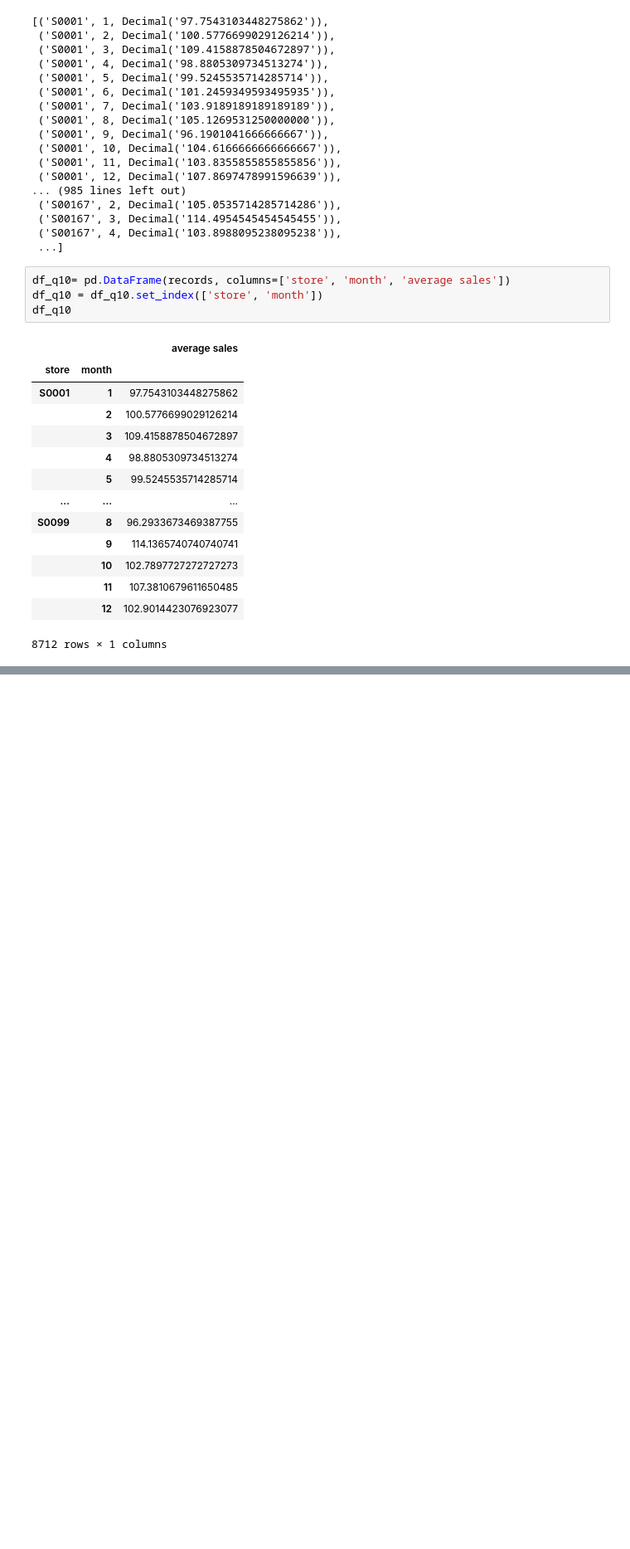
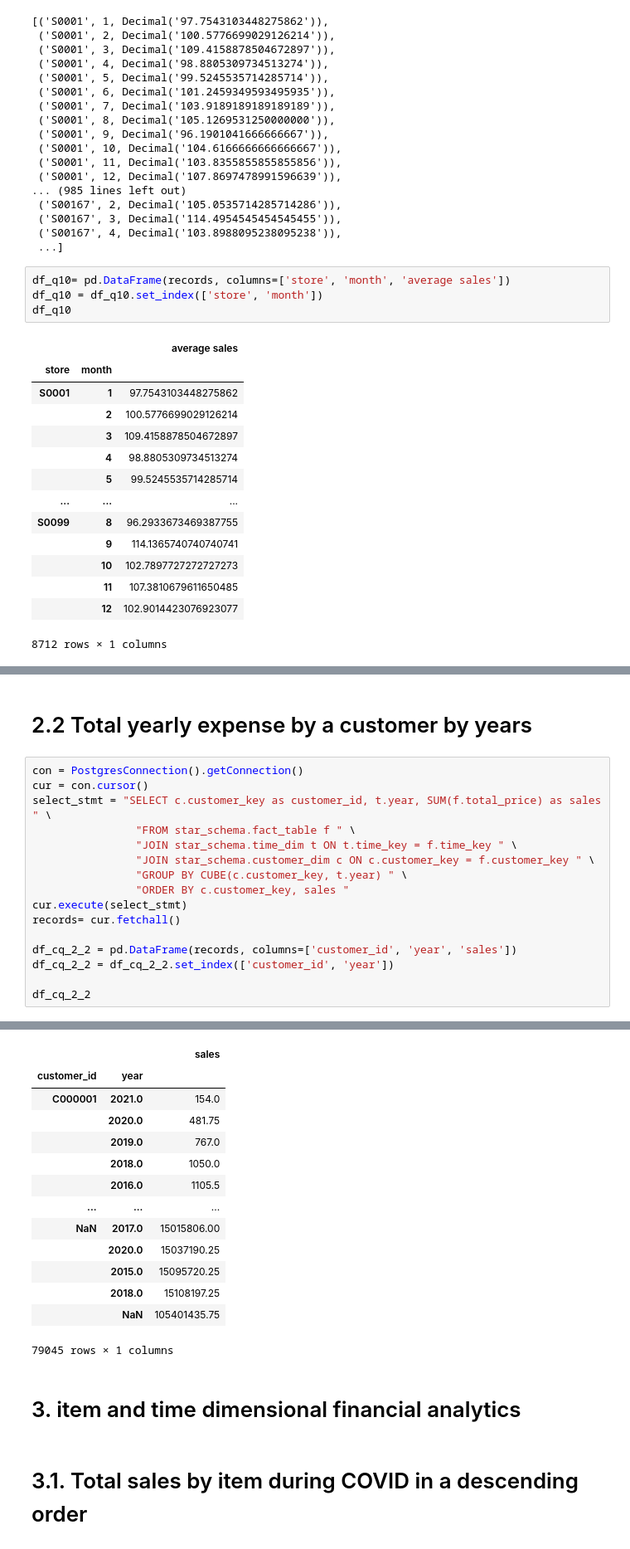
Before and after one commit to esrdlab-vinternship/HDA-Buet-vtraining-23, a Jupyter notebook: notebook/analytics/Olap.ipynb, the cells around one changed output, grey strips where cells are left out. Shown at 83% size. Saved outputs shown, nothing was run; the diff lists cells and outputs as text; blank space fills up the shorter version.

Commit message:
done with custom analysis part

```diff
--- a/notebook/analytics/Olap.ipynb
+++ b/notebook/analytics/Olap.ipynb
@@ -1104,0 +1217,19 @@ df_q10
+# %% [markdown]
+# 2.2 Total yearly expense by a customer by years
+# %%
+con = PostgresConnection().getConnection()
+cur = con.cursor()
+select_stmt = "SELECT c.customer_key as customer_id, t.year, SUM(f.total_price) as sales " \
+                "FROM star_schema.fact_table f " \
+                "JOIN star_schema.time_dim t ON t.time_key = f.time_key " \
+                "JOIN star_schema.customer_dim c ON c.customer_key = f.customer_key " \
+                "GROUP BY CUBE(c.customer_key, t.year) " \
+                "ORDER BY c.customer_key, sales "
+cur.execute(select_stmt)
+records= cur.fetchall()
+
+df_cq_2_2 = pd.DataFrame(records, columns=['customer_id', 'year', 'sales'])
+df_cq_2_2 = df_cq_2_2.set_index(['customer_id', 'year'])
+
+df_cq_2_2
+# %% [output]
@@ -1104,0 +1237,18 @@ df_q10
+|  |  | sales |
+| customer_id | year |  |
+| C000001 | 2021.0 | 154.0 |
+|  | 2020.0 | 481.75 |
+|  | 2019.0 | 767.0 |
+|  | 2018.0 | 1050.0 |
+|  | 2016.0 | 1105.5 |
+| ... | ... | ... |
+| NaN | 2017.0 | 15015806.00 |
+|  | 2020.0 | 15037190.25 |
+|  | 2015.0 | 15095720.25 |
+|  | 2018.0 | 15108197.25 |
+|  | NaN | 105401435.75 |
+79045 rows × 1 columns
+# %% [markdown]
+# 3. item and time dimensional financial analytics
+# %% [markdown]
+# 3.1. Total sales by item during COVID in a descending order
```
Also changed, not shown: parts of 24 cells of this notebook.
